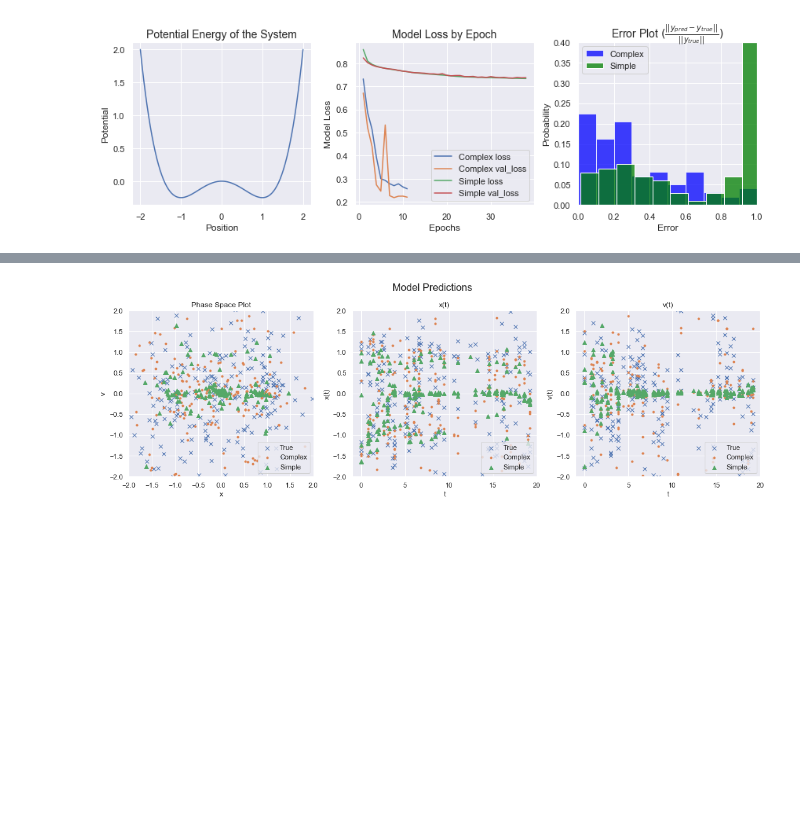
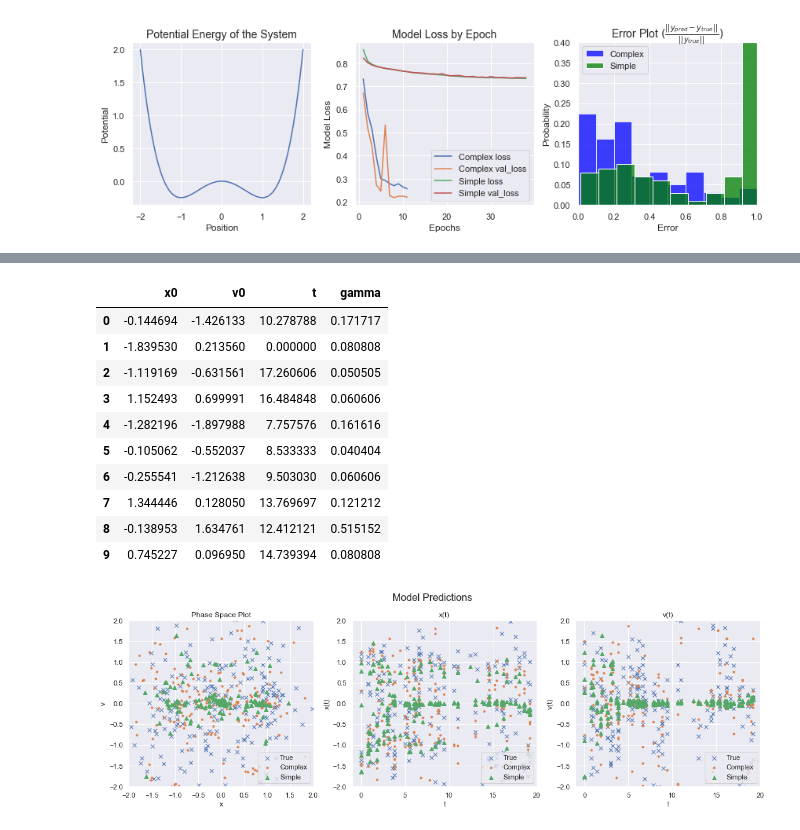
Before and after one commit to wgrosche/XAI, a Jupyter notebook: Plotting/Plotting_Notebook_all.ipynb, the cells around one changed output, grey strips where cells are left out. Drawn from its saved outputs; the diff is of its cells as text; code cells hidden in the pictures; blank space fills up the shorter version.

```diff
--- a/Plotting/Plotting_Notebook_all.ipynb
+++ b/Plotting/Plotting_Notebook_all.ipynb
@@ -214,0 +263,15 @@ if save == True:
+# %%
+pd.DataFrame(duffing.scaler.inverse_transform(a[duffing.features]),
+                                             columns = duffing.features)
+# %% [output]
+|  | x0 | v0 | t | gamma |
+| 0 | -0.144694 | -1.426133 | 10.278788 | 0.171717 |
+| 1 | -1.839530 | 0.213560 | 0.000000 | 0.080808 |
+| 2 | -1.119169 | -0.631561 | 17.260606 | 0.050505 |
+| 3 | 1.152493 | 0.699991 | 16.484848 | 0.060606 |
+| 4 | -1.282196 | -1.897988 | 7.757576 | 0.161616 |
+| 5 | -0.105062 | -0.552037 | 8.533333 | 0.040404 |
+| 6 | -0.255541 | -1.212638 | 9.503030 | 0.060606 |
+| 7 | 1.344446 | 0.128050 | 13.769697 | 0.121212 |
+| 8 | -0.138953 | 1.634761 | 12.412121 | 0.515152 |
+| 9 | 0.745227 | 0.096950 | 14.739394 | 0.080808 |
```
Also changed, not shown: parts of 10 cells of this notebook, 3 other files.
